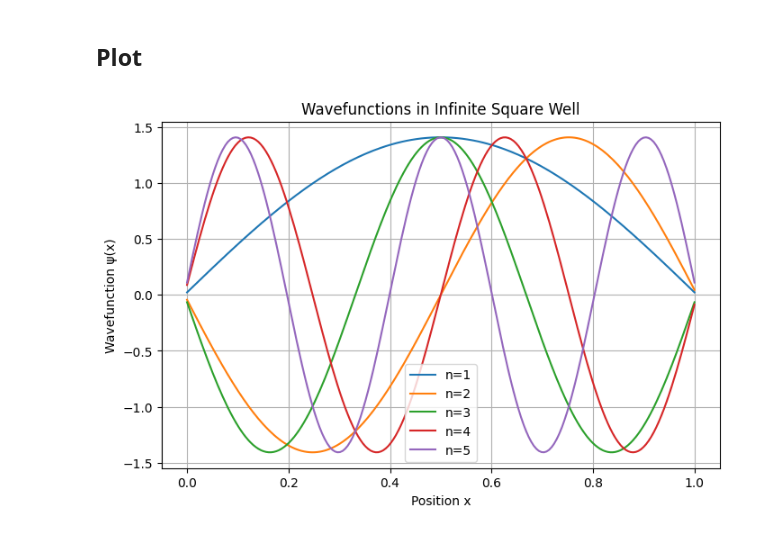
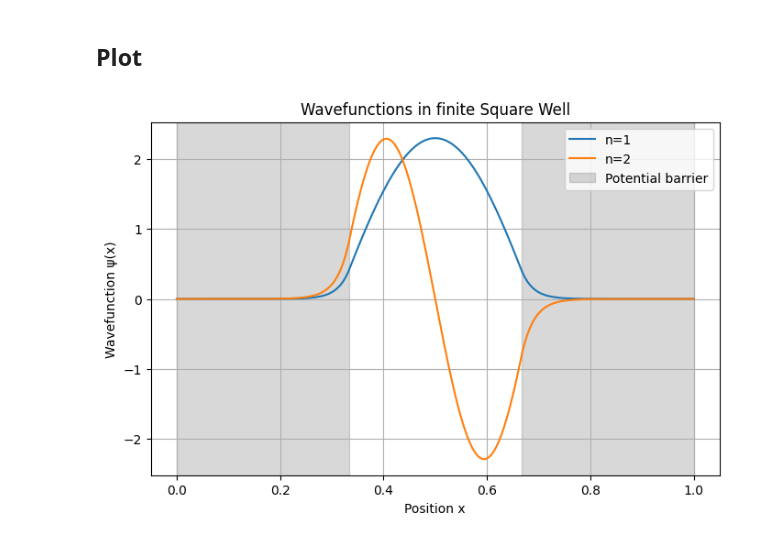
Before and after one commit to Rayutto/quantum-dev, a Jupyter notebook: Course/Well_model/1D_finite_well.ipynb, the cells around one changed output. Saved outputs shown, nothing was run; the diff lists cells and outputs as text; code cells hidden in the pictures.

Commit message:
feat: correct 1d finite

```diff
--- a/Course/Well_model/1D_finite_well.ipynb
+++ b/Course/Well_model/1D_finite_well.ipynb
@@ -10,7 +10,7 @@ N = 200                  # Number of position points
 L = 1.0                  # Length of the well (in arbitrary units)
 x = np.linspace(0, L, N) # Position grid
 dx = x[1] - x[0]         # Position resolution
-V0 = 10                  # Potential level
+V0 = 1000                  # Potential level
 # %% [markdown]
 ## Operator definition
 # %%
@@ -42,14 +42,17 @@ states = eigenstates[1]
 ## Plot
 # %%
 plt.figure(figsize=(8, 5))
-for i in range(5):
+for i in range(2):
     psi = states[i].full().flatten()
     plt.plot(x, psi / np.sqrt(dx), label=f'n={i+1}')
-plt.title("Wavefunctions in Infinite Square Well")
+# Shade the potential barriers (V ≠ 0)
+plt.axvspan(0, L/3, color='gray', alpha=0.3, label='Potential barrier')
+plt.axvspan(2*L/3, L, color='gray', alpha=0.3)
+plt.title("Wavefunctions in finite Square Well")
 plt.xlabel("Position x")
 plt.ylabel("Wavefunction ψ(x)")
 plt.legend()
 plt.grid(True)
 plt.show()
 # %% [output]
-[figure, old version]
+[figure, new version]
```
